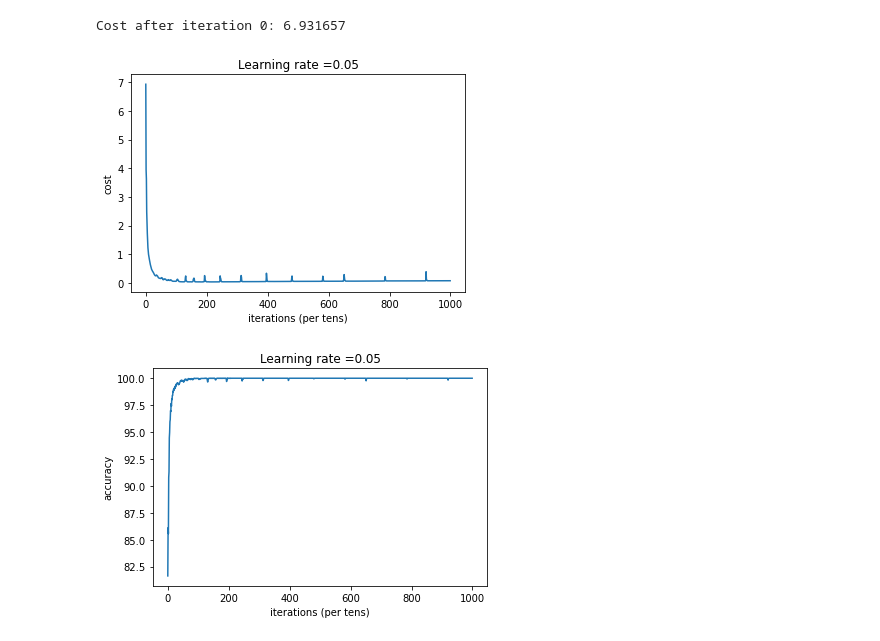
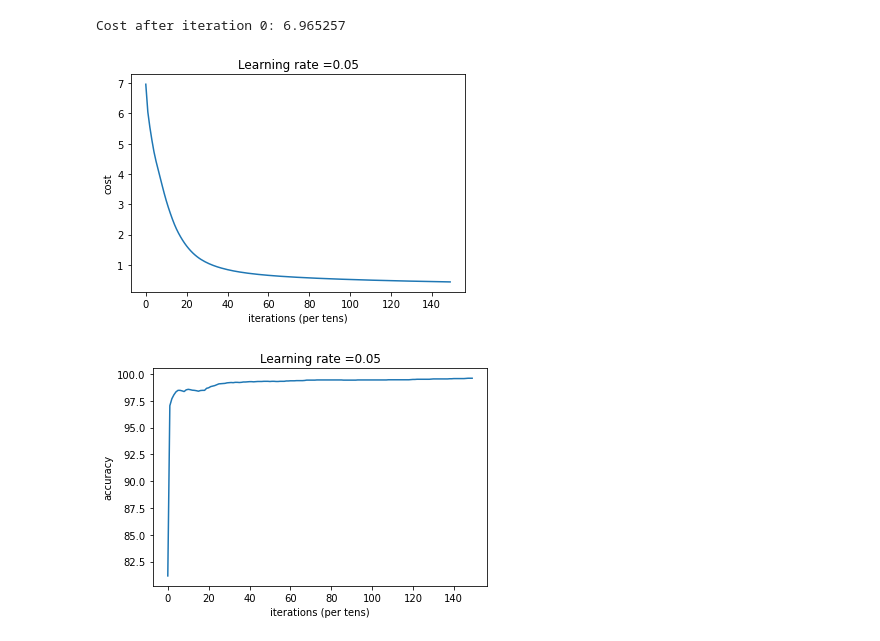
Before and after one commit to shivamjadhav-alfa/Deep_neural_network, a Jupyter notebook: DigitClassifier.ipynb, the cells around one changed output. Drawn from its saved outputs; the diff is of its cells as text; code cells hidden in the pictures.

Commit message:
added optimizers momentum and Adam

```diff
--- a/DigitClassifier.ipynb
+++ b/DigitClassifier.ipynb
@@ -198,13 +250,13 @@ for i in range(y_test.shape[1]):
     Y_test_[y_test[0,i],i]=1
 # %%
 n_x=X_train.shape[0]
-layers_dims=[n_x,10,10]
-ob=Deep_Neural_Network(layers_dims,0.05,1000,True,lamda=0.1,optimizer="rms")
+layers_dims=[n_x,10]
+ob=Deep_Neural_Network(layers_dims,0.05,150,True,lamda=0.1,optimizer="Adam")
 ob.fit(X_train,Y_train_)
 # %% [output]
-Cost after iteration 0: 6.931657
+Cost after iteration 0: 6.965257
-[figure, old version]
+[figure, new version]
-[figure, old version]
+[figure, new version]
 # %%
 b=ob.predict(X_train,y_train)
 # %% [output]
```
Also changed, not shown: parts of 4 cells of this notebook.
